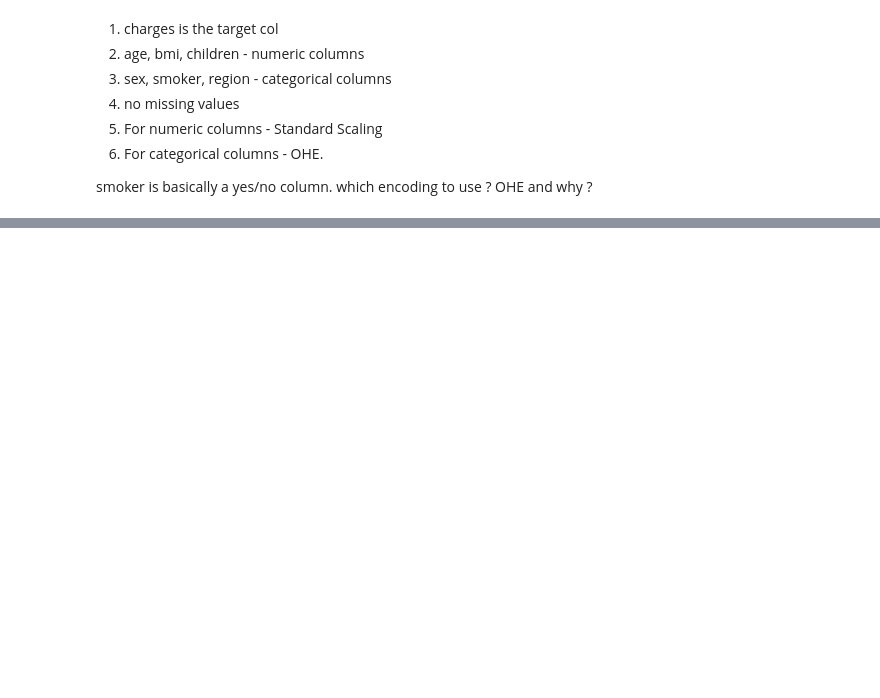
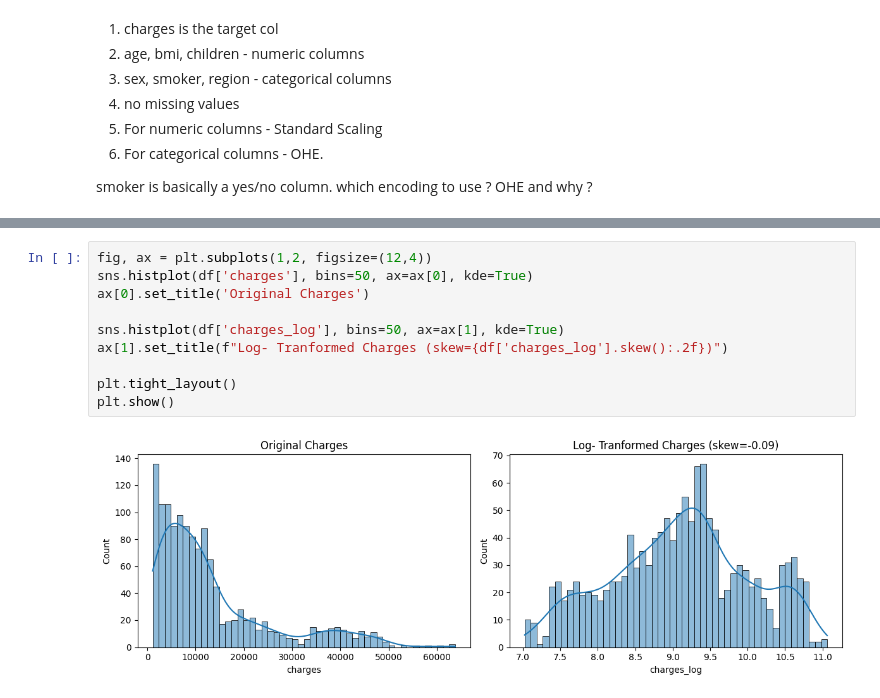
Before and after one commit to VishRoy/kaggle-notebook, a Jupyter notebook: insurance_forecast.ipynb, the cells around one changed output, grey strips where cells are left out. Drawn from its saved outputs; the diff is of its cells as text; blank space fills up the shorter version.

```diff
--- a/insurance_forecast.ipynb
+++ b/insurance_forecast.ipynb
@@ -81,0 +109,12 @@ smoker is basically a yes/no column. which encoding to use ? OHE and why ?
+# %%
+fig, ax = plt.subplots(1,2, figsize=(12,4))
+sns.histplot(df['charges'], bins=50, ax=ax[0], kde=True)
+ax[0].set_title('Original Charges')
+
+sns.histplot(df['charges_log'], bins=50, ax=ax[1], kde=True)
+ax[1].set_title(f"Log- Tranformed Charges (skew={df['charges_log'].skew():.2f})")
+
+plt.tight_layout()
+plt.show()
+# %% [output]
+[figure, added]
```
Also changed, not shown: parts of 44 cells of this notebook.
